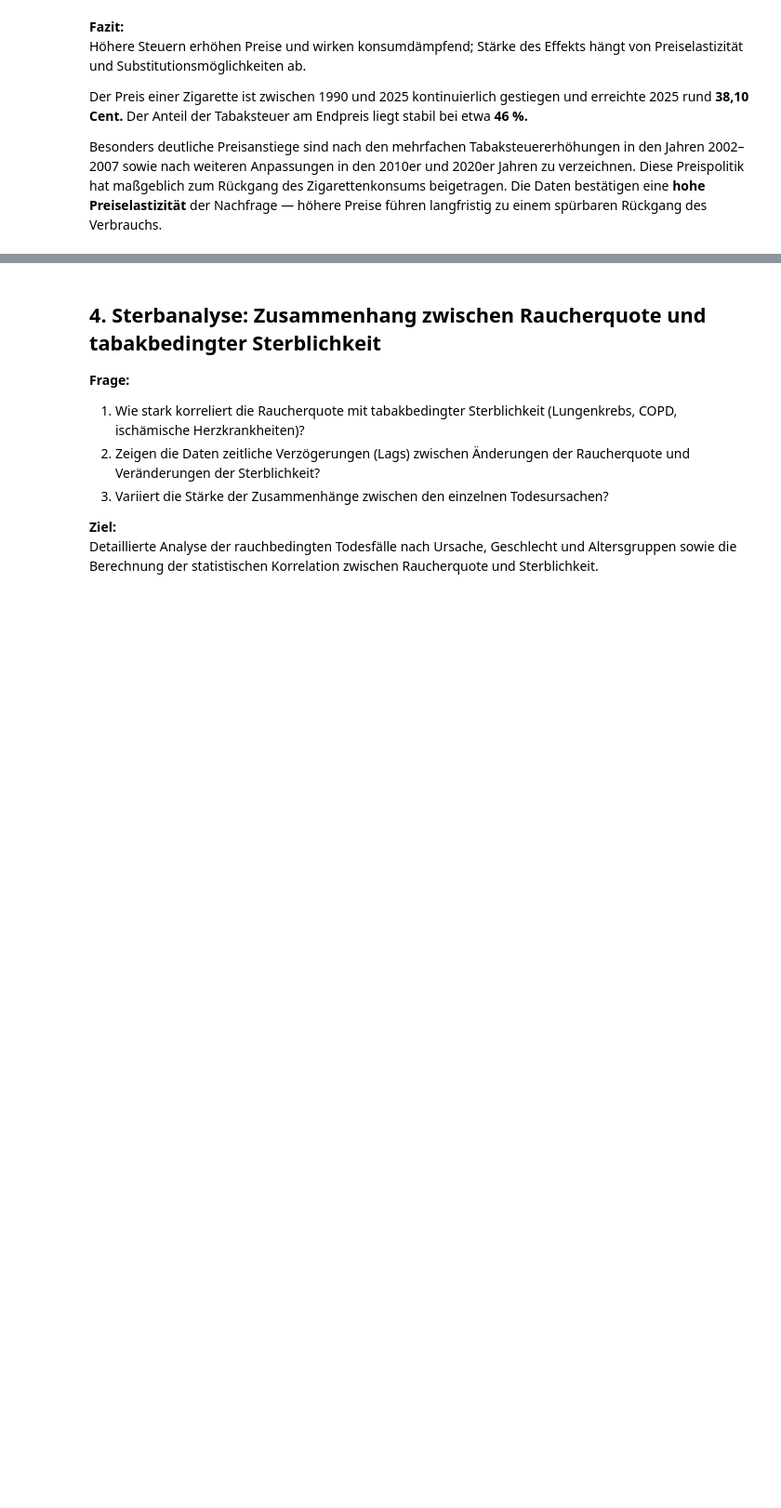
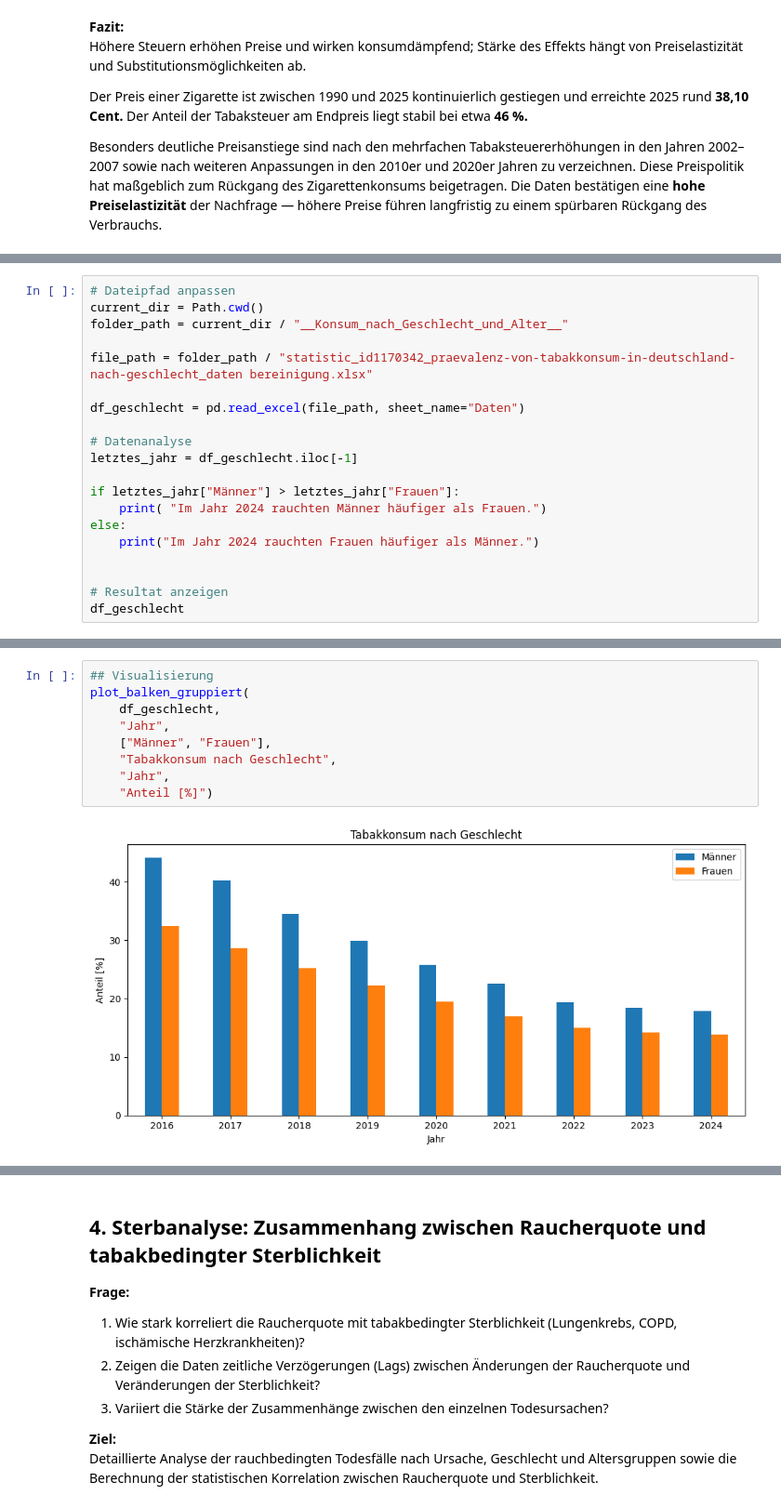
Before and after one commit to evda1011/Informprojekt_SoSe2026, a Jupyter notebook: Performance_Final.ipynb, the cells around one changed output, grey strips where cells are left out. Shown at 93% size. Cells and saved outputs as stored; diff of their text form; blank space fills up the shorter version.

```diff
--- a/Performance_Final.ipynb
+++ b/Performance_Final.ipynb
@@ -76,0 +162,20 @@ Besonders deutliche Preisanstiege sind nach den mehrfachen Tabaksteuererhöhunge
+# %%
+# Dateipfad anpassen
+current_dir = Path.cwd()
+folder_path = current_dir / "__Konsum_nach_Geschlecht_und_Alter__"
+
+file_path = folder_path / "statistic_id1170342_praevalenz-von-tabakkonsum-in-deutschland-nach-geschlecht_daten bereinigung.xlsx"
+
+df_geschlecht = pd.read_excel(file_path, sheet_name="Daten")
+
+# Datenanalyse
+letztes_jahr = df_geschlecht.iloc[-1]
+
+if letztes_jahr["Männer"] > letztes_jahr["Frauen"]:
+    print( "Im Jahr 2024 rauchten Männer häufiger als Frauen.")
+else:
+    print("Im Jahr 2024 rauchten Frauen häufiger als Männer.")
+
+
+# Resultat anzeigen
+df_geschlecht
@@ -76,0 +194,11 @@ Besonders deutliche Preisanstiege sind nach den mehrfachen Tabaksteuererhöhunge
+# %%
+## Visualisierung
+plot_balken_gruppiert(
+    df_geschlecht,
+    "Jahr",
+    ["Männer", "Frauen"],
+    "Tabakkonsum nach Geschlecht",
+    "Jahr",
+    "Anteil [%]")
+# %% [output]
+[figure, added]
```
Also changed, not shown: parts of 38 cells of this notebook, 2 other files.
